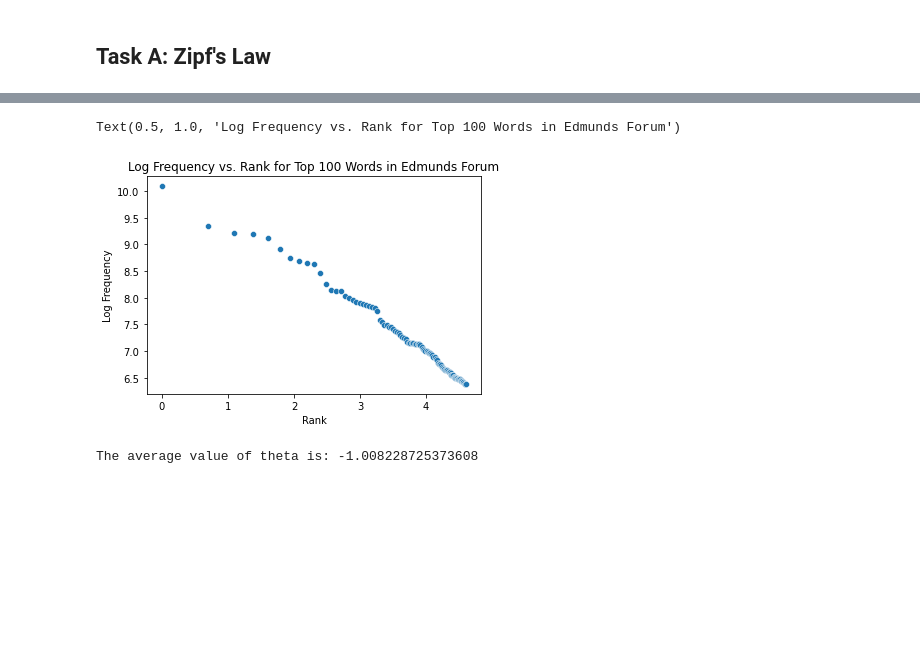
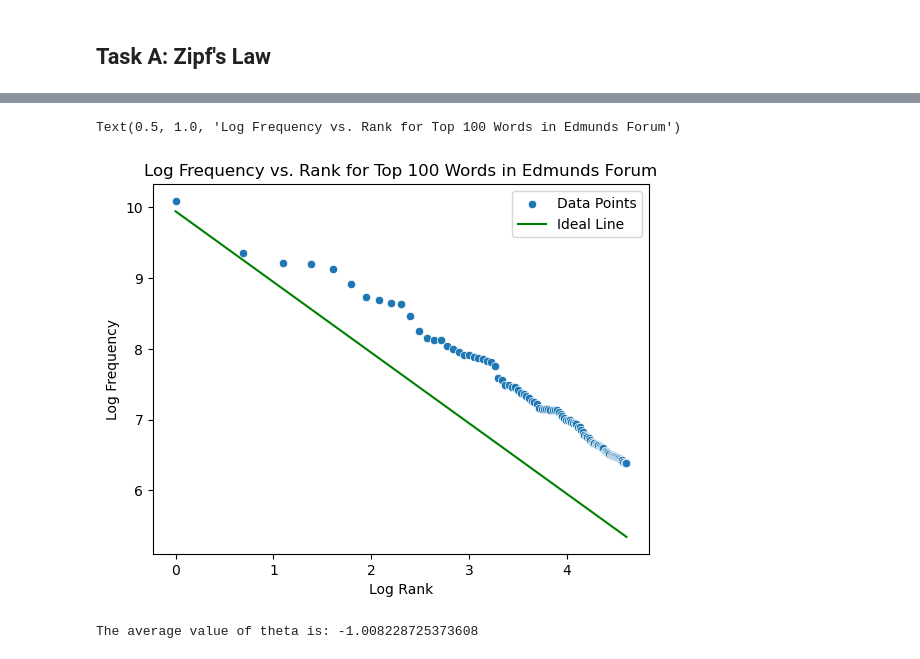
Before and after one commit to milan-vaghani/Mid-sized-Luxury-Car-Comparison, a Jupyter notebook: assignment1.ipynb, the cells around one changed output, grey strips where cells are left out. Saved outputs shown, nothing was run; the diff lists cells and outputs as text; code cells hidden in the pictures; blank space fills up the shorter version.

Commit message:
Update Zipf's law graph and MDS plot title

```diff
--- a/assignment1.ipynb
+++ b/assignment1.ipynb
@@ -241,14 +240,21 @@ Text(0.5, 1.0, 'Frequency vs. Rank for Top 100 Words in Edmunds Forum')
 # %%
+# actual data
 x_log = np.log(X)
 y_log = np.log(y)
 
-sns.scatterplot(x = x_log, y = y_log)
-plt.xlabel("Rank")
+# ideal data
+y_ideal = len(df) * 1/X
+y_log_ideal = np.log(y_ideal)
+
+
+sns.scatterplot(x=x_log, y=y_log, label="Data Points")
+sns.lineplot(x=x_log, y=y_log_ideal, color='green', label="Ideal Line")
+plt.xlabel("Log Rank")
 plt.ylabel("Log Frequency")
 plt.title("Log Frequency vs. Rank for Top 100 Words in Edmunds Forum")
 # %% [output]
 Text(0.5, 1.0, 'Log Frequency vs. Rank for Top 100 Words in Edmunds Forum')
-[figure, old version]
+[figure, new version]
 # %%
 # test Zipf's law economometrically
 df["theta"] = np.log(df["rank"]) / np.log(df["Frequency"] / len(df))
```
Also changed, not shown: parts of 8 cells of this notebook, 2 other files.
